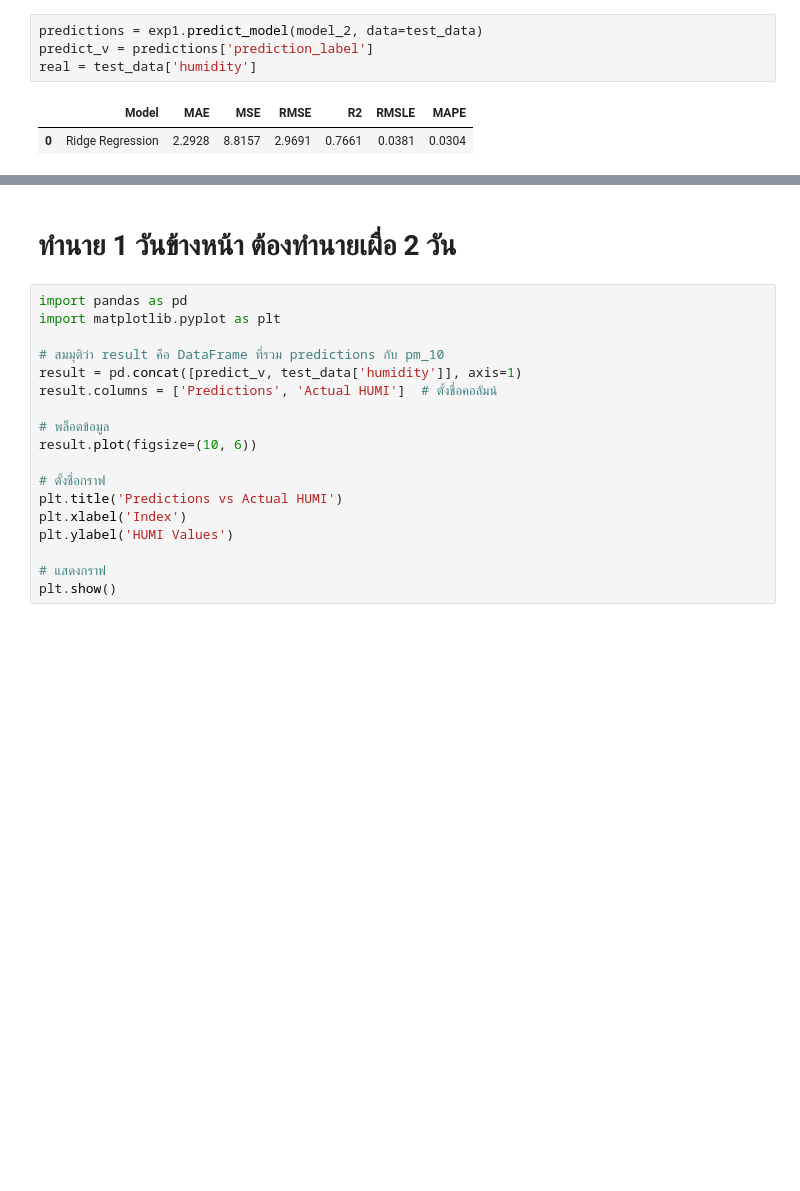
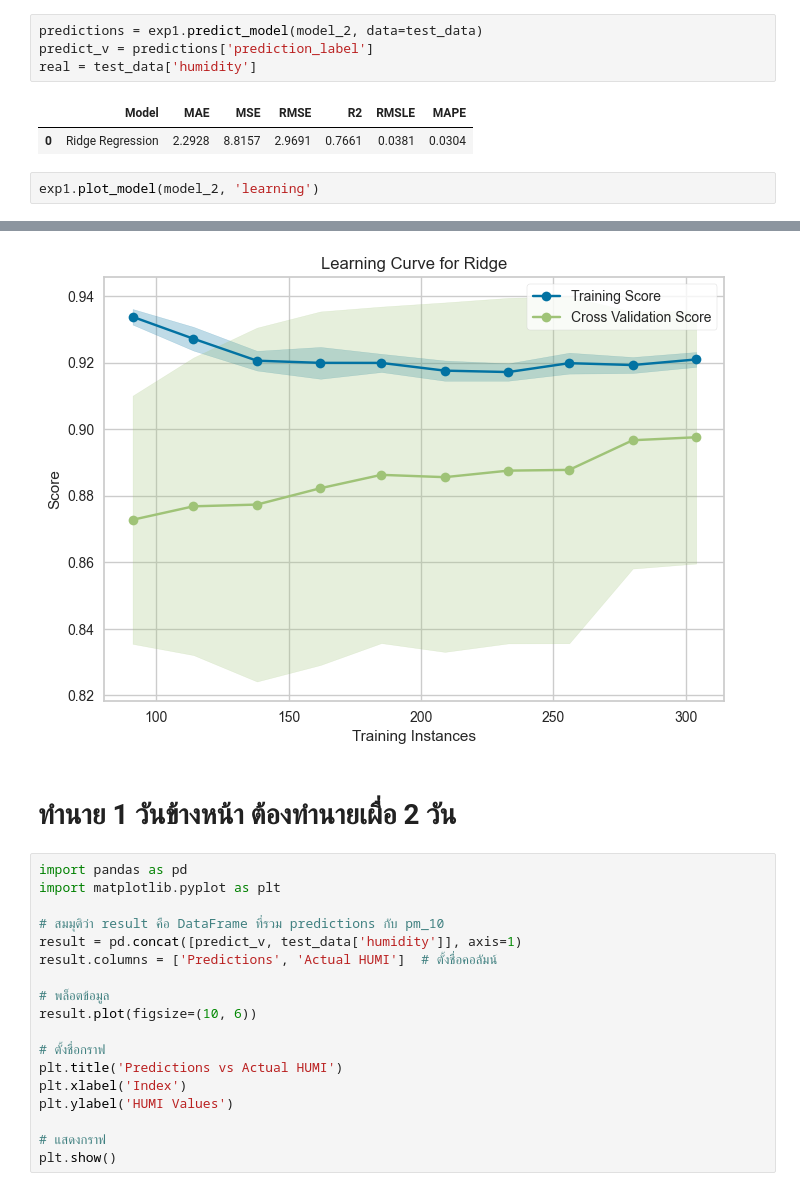
Before and after one commit to Anandaa69/PM2.5_Pycaret, a Jupyter notebook: humi_train/pycaret_train_eng_humi_and_temp.ipynb, the cells around one changed output, grey strips where cells are left out. Saved outputs shown, nothing was run; the diff lists cells and outputs as text; blank space fills up the shorter version.

```diff
--- a/humi_train/pycaret_train_eng_humi_and_temp.ipynb
+++ b/humi_train/pycaret_train_eng_humi_and_temp.ipynb
@@ -297,3 +297,6 @@ real = test_data['humidity']
 # %% [output]
 |  | Model | MAE | MSE | RMSE | R2 | RMSLE | MAPE |
 | 0 | Ridge Regression | 2.2928 | 8.8157 | 2.9691 | 0.7661 | 0.0381 | 0.0304 |
+# %%
+exp1.plot_model(model_2, 'learning')
+# %% [output]
@@ -300,3 +304,4 @@ real = test_data['humidity']
+[figure, added]
 # %% [markdown]
 # ทำนาย 1 วันข้างหน้า ต้องทำนายเผื่อ 2 วัน
 # %%
```
Also changed, not shown: parts of 4 cells of this notebook, 14 other files.
